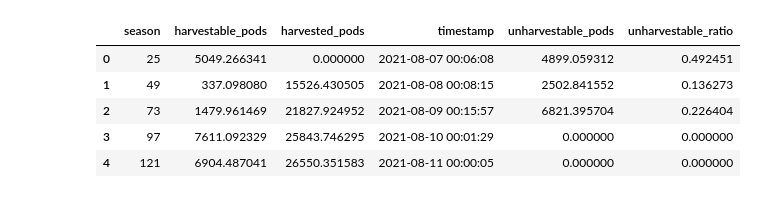
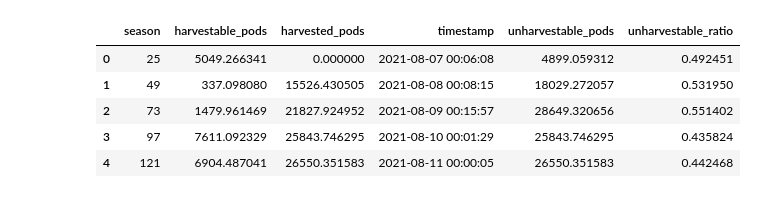
Before and after one commit to BeanstalkFarms/Beanstalk-Analytics, a Jupyter notebook: backend/src/notebooks/prod/pod_line_breakdown.ipynb, the cells around one changed output. Drawn from its saved outputs; the diff is of its cells as text; code cells hidden in the pictures.

```diff
--- a/backend/src/notebooks/prod/pod_line_breakdown.ipynb
+++ b/backend/src/notebooks/prod/pod_line_breakdown.ipynb
@@ -45,26 +45,25 @@ q = QueryManager(sg, bs)
 # %%
 @cache
 def query_field_daily_snapshots(**kwargs):
-    return q.query_field_daily_snapshots(fields=['season', 'timestamp', 'totalHarvestablePods', 'totalHarvestedPods', 'totalPods'])
+    return q.query_field_daily_snapshots(fields=['season', 'timestamp', 'harvestablePods', 'harvestedPods', 'unharvestablePods'])
 # %%
 df_field = query_field_daily_snapshots(cache=1).copy()
 df_field = df_field.rename(columns={
-    'totalHarvestablePods': 'harvestable_pods',
-    'totalHarvestedPods': 'harvested_pods',
-    'totalPods': 'unharvestable_pods',
+    'harvestablePods': 'harvestable_pods',
+    'harvestedPods': 'harvested_pods',
+    'unharvestablePods': 'unharvestable_pods',
 })
-df_field['harvestable_pods'] = df_field.harvestable_pods - df_field.harvested_pods
 df_field['unharvestable_ratio'] = df_field.unharvestable_pods / (
     df_field.harvested_pods + df_field.unharvestable_pods + df_field.harvestable_pods
 )
 df_field.head()
 # %% [output]
 |  | season | harvestable_pods | harvested_pods | timestamp | unharvestable_pods | unharvestable_ratio |
 | 0 | 25 | 5049.266341 | 0.000000 | 2021-08-07 00:06:08 | 4899.059312 | 0.492451 |
-| 1 | 49 | 337.098080 | 15526.430505 | 2021-08-08 00:08:15 | 2502.841552 | 0.136273 |
-| 2 | 73 | 1479.961469 | 21827.924952 | 2021-08-09 00:15:57 | 6821.395704 | 0.226404 |
-| 3 | 97 | 7611.092329 | 25843.746295 | 2021-08-10 00:01:29 | 0.000000 | 0.000000 |
-| 4 | 121 | 6904.487041 | 26550.351583 | 2021-08-11 00:00:05 | 0.000000 | 0.000000 |
+| 1 | 49 | 337.098080 | 15526.430505 | 2021-08-08 00:08:15 | 18029.272057 | 0.531950 |
+| 2 | 73 | 1479.961469 | 21827.924952 | 2021-08-09 00:15:57 | 28649.320656 | 0.551402 |
+| 3 | 97 | 7611.092329 | 25843.746295 | 2021-08-10 00:01:29 | 25843.746295 | 0.435824 |
+| 4 | 121 | 6904.487041 | 26550.351583 | 2021-08-11 00:00:05 | 26550.351583 | 0.442468 |
 # %%
 id_vars = ['timestamp', 'season']
 value_vars = [
```
Also changed, not shown: parts of 2 cells of this notebook, 15 other files.
